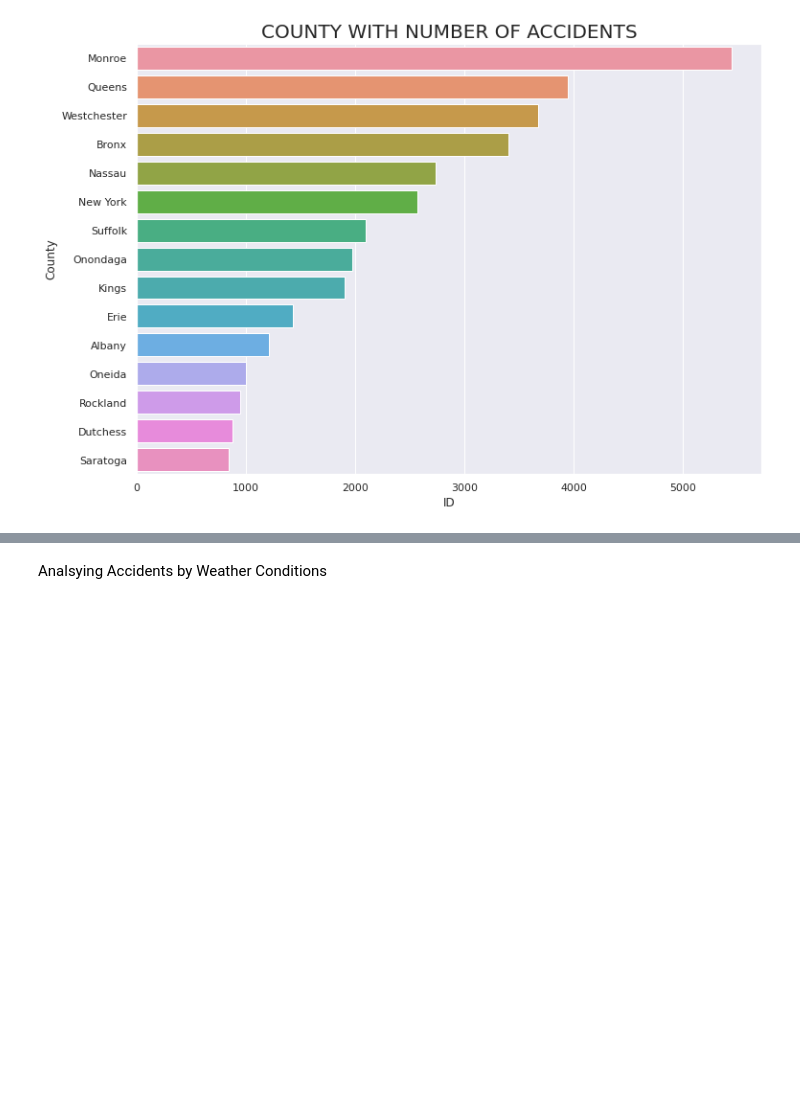
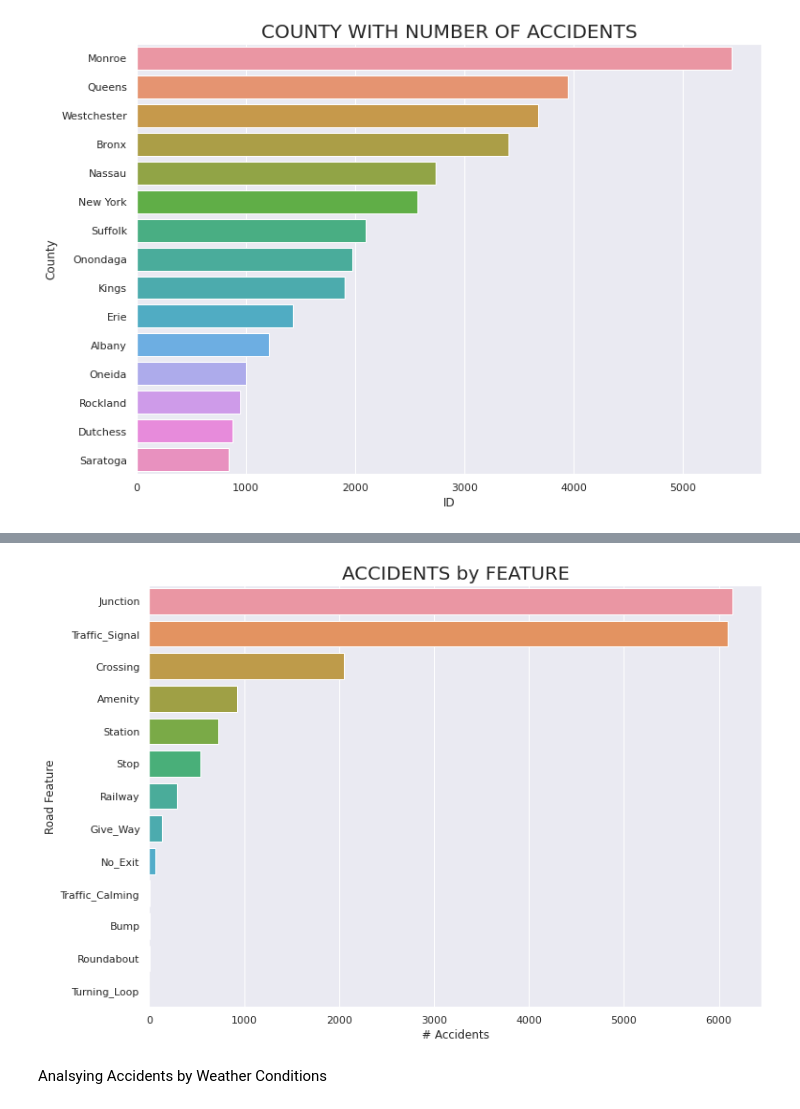
Before and after one commit to bmatore/inft6201, a Jupyter notebook: Data_Analysis_Report_Group_12.ipynb, the cells around one changed output, grey strips where cells are left out. Cells and saved outputs as stored; diff of their text form; code cells hidden in the pictures; blank space fills up the shorter version.

```diff
--- a/Data_Analysis_Report_Group_12.ipynb
+++ b/Data_Analysis_Report_Group_12.ipynb
@@ -159,3 +173,14 @@ Text(0.5, 1.0, 'COUNTY WITH NUMBER OF ACCIDENTS')
+# %%
+road_features = ["Amenity", "Bump", "Crossing", "Give_Way", "Junction", "No_Exit", "Railway", "Roundabout", "Station", "Stop", "Traffic_Calming", "Traffic_Signal", "Turning_Loop"]
+df_road_features = df_accidents[road_features].sum().sort_values(ascending=False)
+
+sns.barplot(df_road_features.values, df_road_features.index)
+plt.title("ACCIDENTS by FEATURE",fontsize=20)
+plt.xlabel("# Accidents")
+plt.ylabel("Road Feature")
+plt.show()
+# %% [output]
+[figure, added]
 # %% [markdown]
 Analsying Accidents by Weather Conditions
 # %%
```
Also changed, not shown: parts of 11 cells of this notebook.
